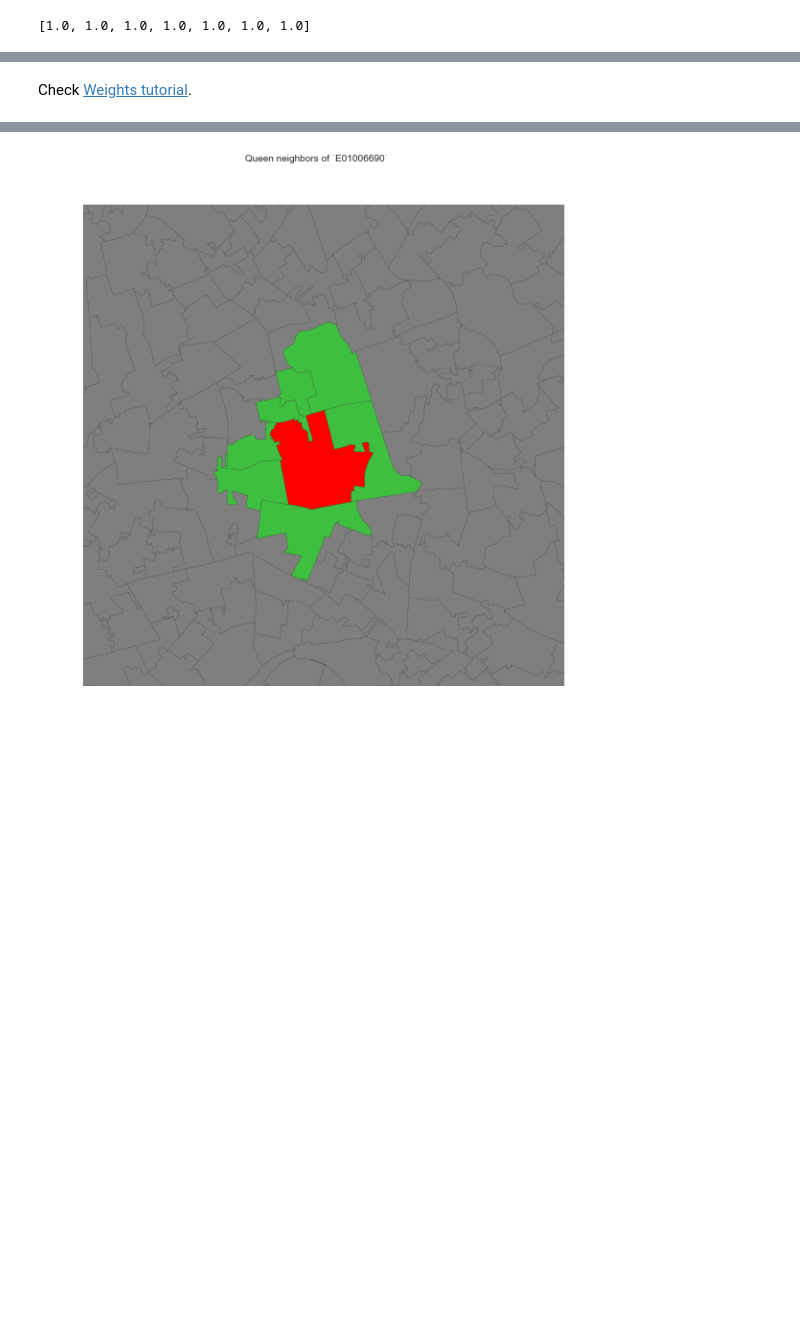
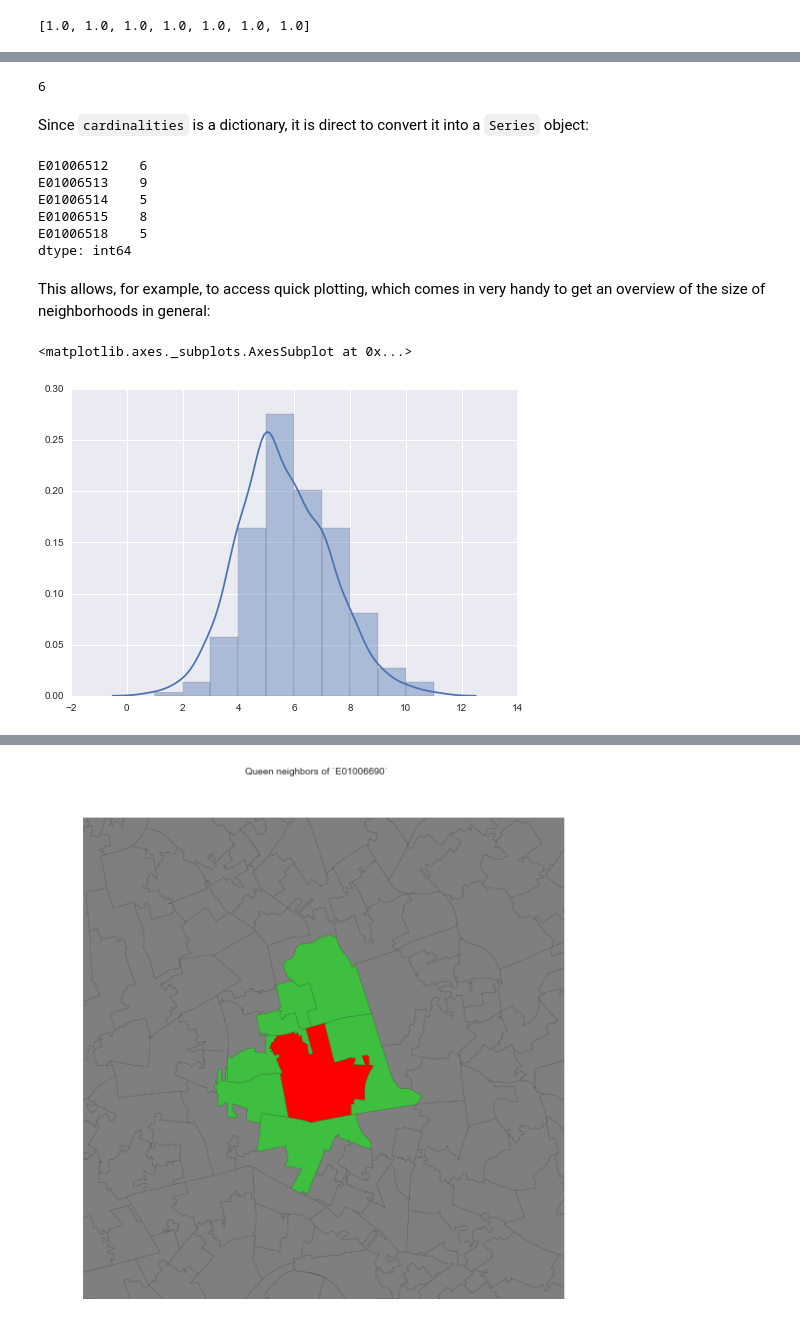
Before and after one commit to darribas/gds15, a Jupyter notebook: content/labs/lab_05.ipynb, the cells around one changed output, grey strips where cells are left out. Cells and saved outputs as stored; diff of their text form; code cells hidden in the pictures; blank space fills up the shorter version.

```diff
--- a/content/labs/lab_05.ipynb
+++ b/content/labs/lab_05.ipynb
@@ -119,2 +120,23 @@ Once created, `W` objects can provide much information about the matrix, beyond
-# %% [markdown]
-Check [Weights tutorial](http://pysal.readthedocs.org/en/latest/users/tutorials/weights.html).
+# %%
+w_queen.cardinalities['E01006524']
+# %% [output]
+6
+# %% [markdown]
+Since `cardinalities` is a dictionary, it is direct to convert it into a `Series` object:
+# %%
+queen_card = pd.Series(w_queen.cardinalities)
+queen_card.head()
+# %% [output]
+E01006512    6
+E01006513    9
+E01006514    5
+E01006515    8
+E01006518    5
+dtype: int64
+# %% [markdown]
+This allows, for example, to access quick plotting, which comes in very handy to get an overview of the size of neighborhoods in general:
+# %%
+sns.distplot(queen_card, bins=10)
+# %% [output]
+<matplotlib.axes._subplots.AxesSubplot at 0x...>
+[figure, added]
```
Also changed, not shown: parts of 38 cells of this notebook, 8 other files.
